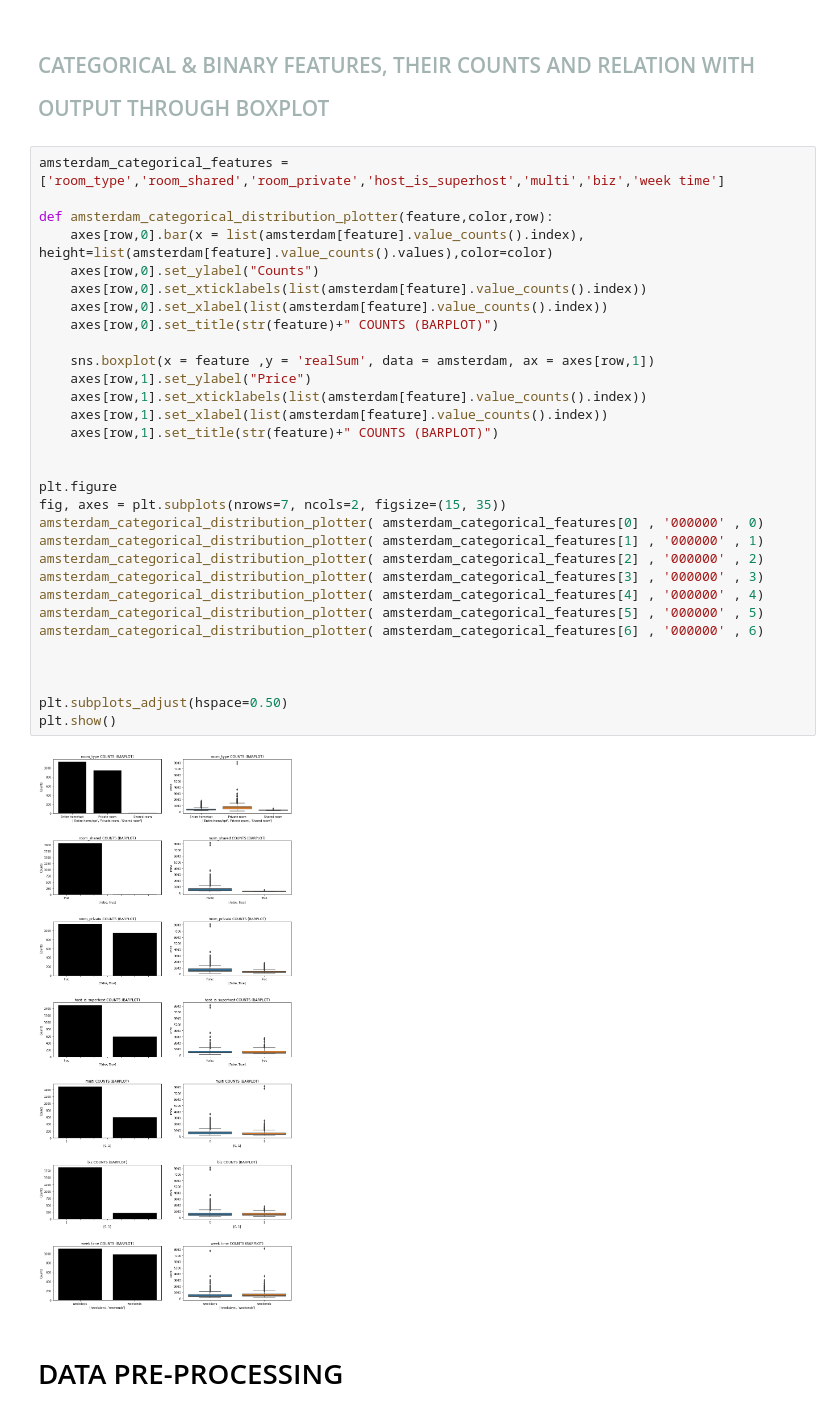
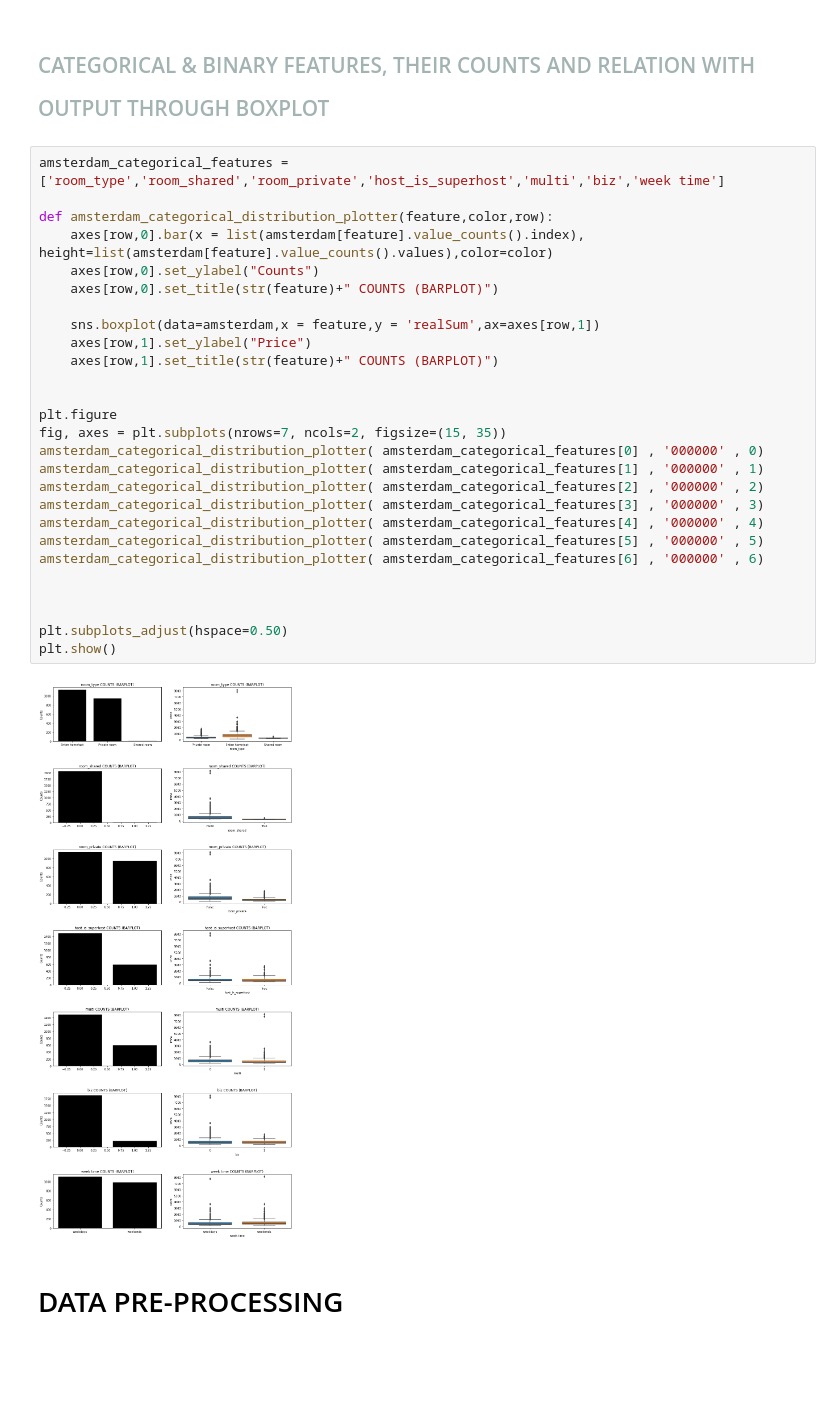
Before and after one commit to ibabarx/Machine-Learning-Hands-On, a Jupyter notebook: Airbnb Prices in European Cities/amsterdam.ipynb, the cells around one changed output. Cells and saved outputs as stored; diff of their text form; blank space fills up the shorter version.

```diff
--- a/Airbnb Prices in European Cities/amsterdam.ipynb
+++ b/Airbnb Prices in European Cities/amsterdam.ipynb
@@ -190,36 +201,32 @@ plt.show()
 # %%
 amsterdam_categorical_features = ['room_type','room_shared','room_private','host_is_superhost','multi','biz','week time']
 
 def amsterdam_categorical_distribution_plotter(feature,color,row):
     axes[row,0].bar(x = list(amsterdam[feature].value_counts().index), height=list(amsterdam[feature].value_counts().values),color=color)
     axes[row,0].set_ylabel("Counts")
-    axes[row,0].set_xticklabels(list(amsterdam[feature].value_counts().index))
-    axes[row,0].set_xlabel(list(amsterdam[feature].value_counts().index))
     axes[row,0].set_title(str(feature)+" COUNTS (BARPLOT)")
 
-    sns.boxplot(x = feature ,y = 'realSum', data = amsterdam, ax = axes[row,1])
+    sns.boxplot(data=amsterdam,x = feature,y = 'realSum',ax=axes[row,1])
     axes[row,1].set_ylabel("Price")
-    axes[row,1].set_xticklabels(list(amsterdam[feature].value_counts().index))
-    axes[row,1].set_xlabel(list(amsterdam[feature].value_counts().index))
     axes[row,1].set_title(str(feature)+" COUNTS (BARPLOT)")
 
 
 plt.figure
 fig, axes = plt.subplots(nrows=7, ncols=2, figsize=(15, 35))
 amsterdam_categorical_distribution_plotter( amsterdam_categorical_features[0] , '000000' , 0)
 amsterdam_categorical_distribution_plotter( amsterdam_categorical_features[1] , '000000' , 1)
 amsterdam_categorical_distribution_plotter( amsterdam_categorical_features[2] , '000000' , 2)
 amsterdam_categorical_distribution_plotter( amsterdam_categorical_features[3] , '000000' , 3)
 amsterdam_categorical_distribution_plotter( amsterdam_categorical_features[4] , '000000' , 4)
 amsterdam_categorical_distribution_plotter( amsterdam_categorical_features[5] , '000000' , 5)
 amsterdam_categorical_distribution_plotter( amsterdam_categorical_features[6] , '000000' , 6)
 
 
 
 plt.subplots_adjust(hspace=0.50)
 plt.show()
 # %% [output]
-[figure, old version]
+[figure, new version]
 # %% [markdown]
 # <span style="color:#000000; font-size:1em;">DATA PRE-PROCESSING</span>
 # %%
```
Also changed, not shown: parts of 79 cells of this notebook.
